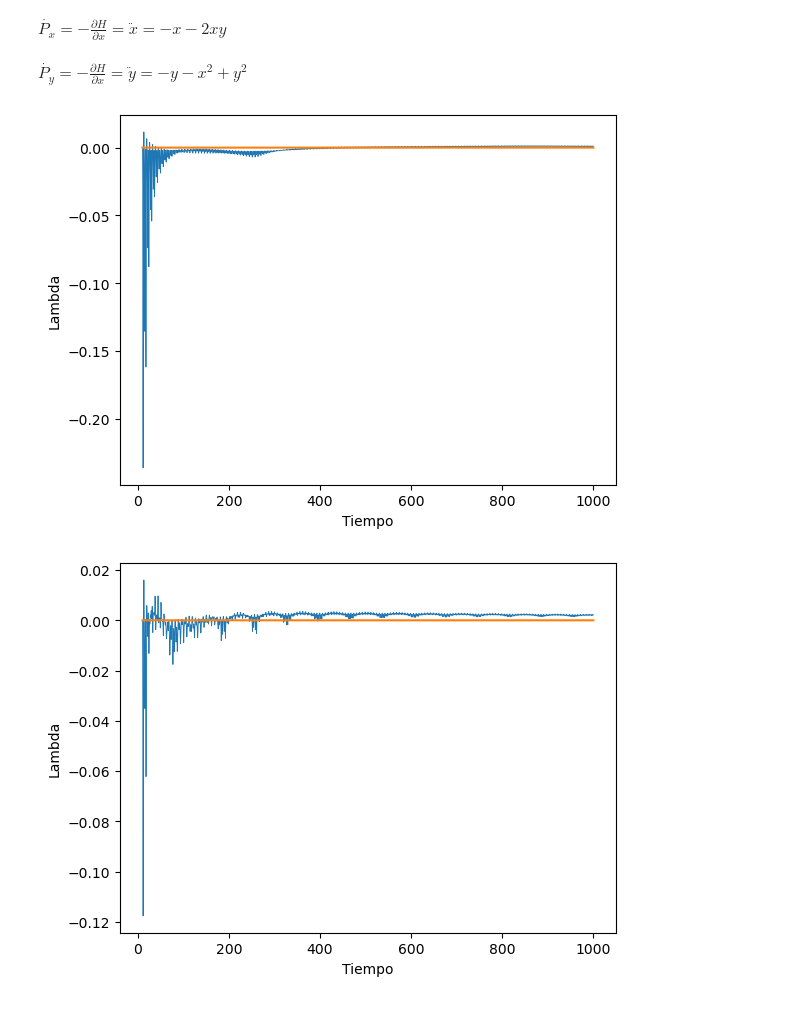
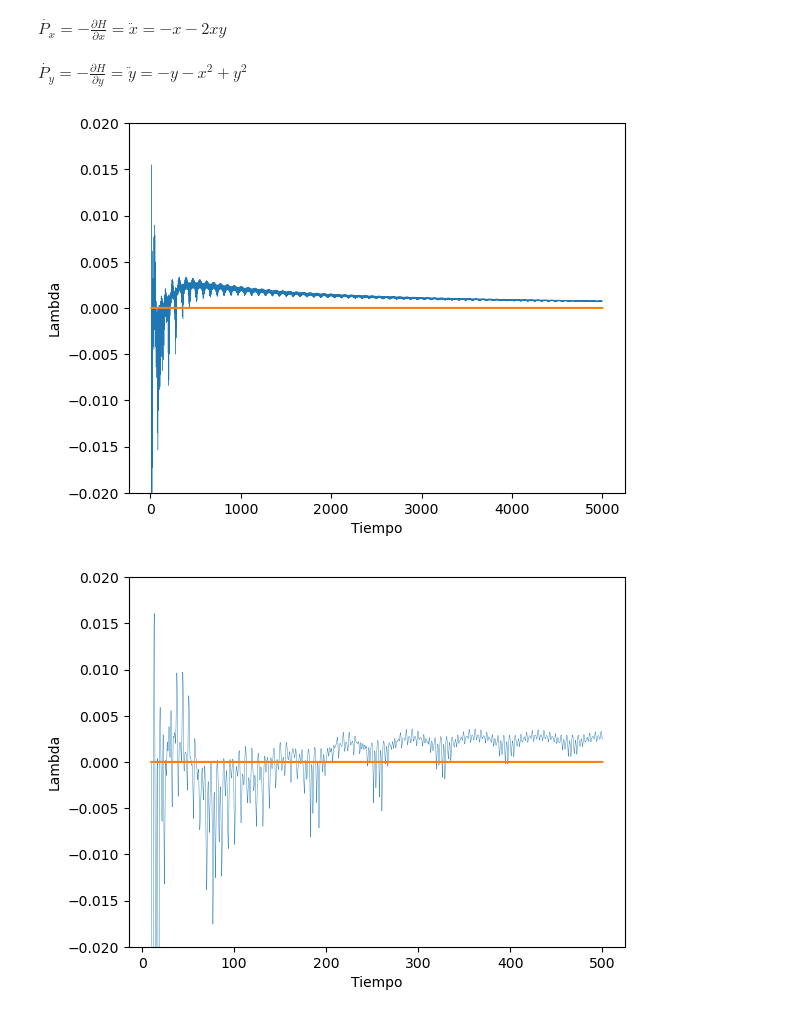
Before and after one commit to tonnygualdron/HenonHeilesRutaDelCaos, a Jupyter notebook: LyapunovHenonHeiles.ipynb, the cells around one changed output. Saved outputs shown, nothing was run; the diff lists cells and outputs as text; code cells hidden in the pictures.

```diff
--- a/LyapunovHenonHeiles.ipynb
+++ b/LyapunovHenonHeiles.ipynb
@@ -22,7 +22,7 @@ $p_{y}=\dot{y}$
 # %% [markdown]
 $\dot{P_{x}} = -\frac{\partial H}{\partial x} = \ddot{x} = - x - 2xy$
 # %% [markdown]
-$ \dot{P_{y}} = -\frac{\partial H}{\partial x} = \ddot{y} =  -y - x^{2} + y^{2}$
+$ \dot{P_{y}} = -\frac{\partial H}{\partial y} = \ddot{y} =  -y - x^{2} + y^{2}$
 # %%
 def ecuaciones(x,t):
     #Estado actual
@@ -93,18 +93,19 @@ def lyapunov(x0,y0,py0,E,dT,T_max,d):
 # %%
 def graphLyapunov(x0,y0,py0,E,dT,T_max,d):
     Lambdas = lyapunov(x0,y0,py0,E,dT,T_max,d)
-    plt.plot(Lambdas[1],Lambdas[0],linewidth=0.6)
+    plt.plot(Lambdas[1],Lambdas[0],linewidth=0.3)
     const0 = np.zeros(Lambdas[1].shape)
     plt.plot(Lambdas[1],const0)
     plt.xlabel('Tiempo')
     plt.ylabel('Lambda')
+    plt.ylim(-0.02,0.02)
     plt.show()
 # %%
-graphLyapunov(0,0.128846,0.018450,1/100,0.01,1000,0.001)
+graphLyapunov(0,0.128846,0.018450,1/26.5,0.01,5000,0.001)
 # %% [output]
-[figure, old version]
+[figure, new version]
 # %%
-graphLyapunov(0,0.128846,0.018450,1/24,0.01,1000,0.001)
+graphLyapunov(0,0.128846,0.018450,1/24,0.01,500,0.001)
 # %% [output]
-[figure, old version]
+[figure, new version]
 # %%
```
Also changed, not shown: parts of 3 cells of this notebook, 4 other files.
